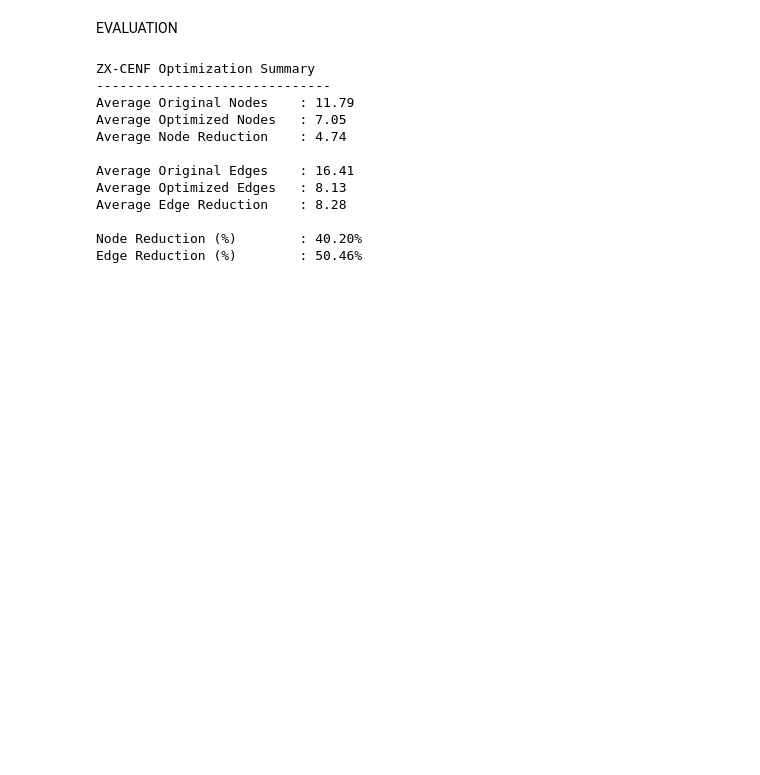
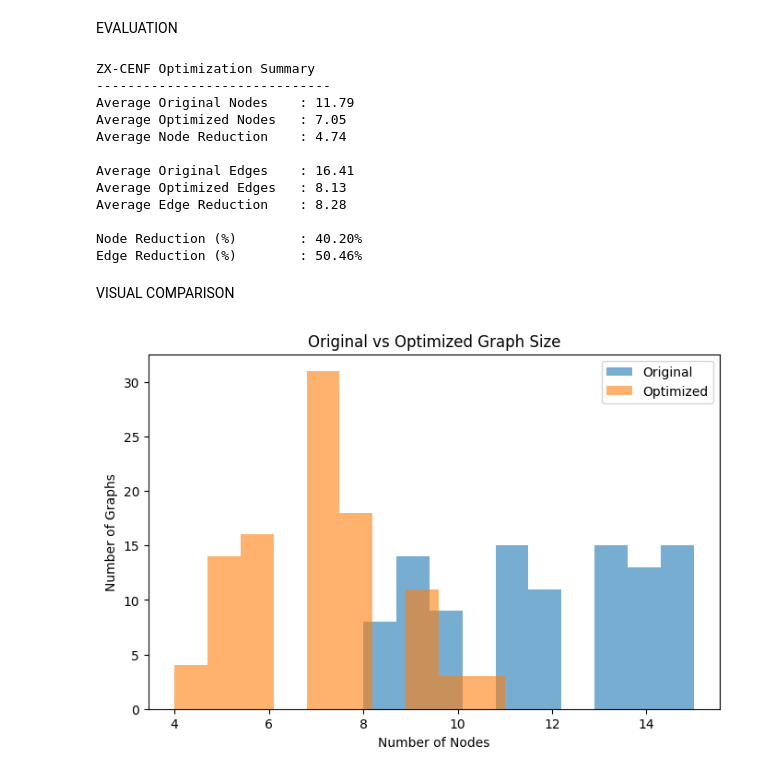
Before and after one commit to iCog-Labs-Dev/quantum-neural-architecture, a Jupyter notebook: experiments/zx_cenf_experiment/zx_cenf_prototype.ipynb, the cells around one changed output. Drawn from its saved outputs; the diff is of its cells as text; code cells hidden in the pictures; blank space fills up the shorter version.

Commit message:
Add visual comparison

```diff
--- a/experiments/zx_cenf_experiment/zx_cenf_prototype.ipynb
+++ b/experiments/zx_cenf_experiment/zx_cenf_prototype.ipynb
@@ -479,3 +479,27 @@ Average Edge Reduction    : 8.28
 
 Node Reduction (%)        : 40.20%
 Edge Reduction (%)        : 50.46%
+# %% [markdown]
+VISUAL COMPARISON
+# %%
+plt.figure(figsize=(8,5))
+
+plt.hist(original_nodes,
+         bins=10,
+         alpha=0.6,
+         label="Original")
+
+plt.hist(optimized_nodes,
+         bins=10,
+         alpha=0.6,
+         label="Optimized")
+
+plt.xlabel("Number of Nodes")
+plt.ylabel("Number of Graphs")
+plt.title("Original vs Optimized Graph Size")
+
+plt.legend()
+
+plt.show()
+# %% [output]
+[figure, added]
```
